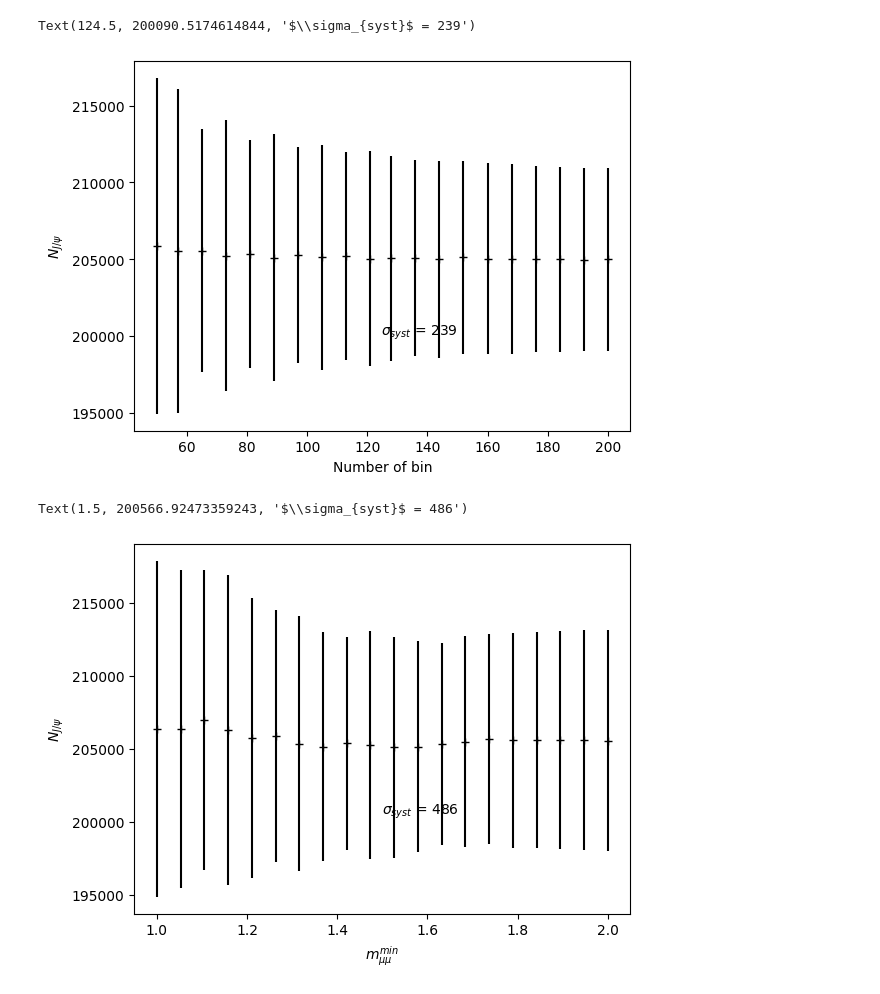
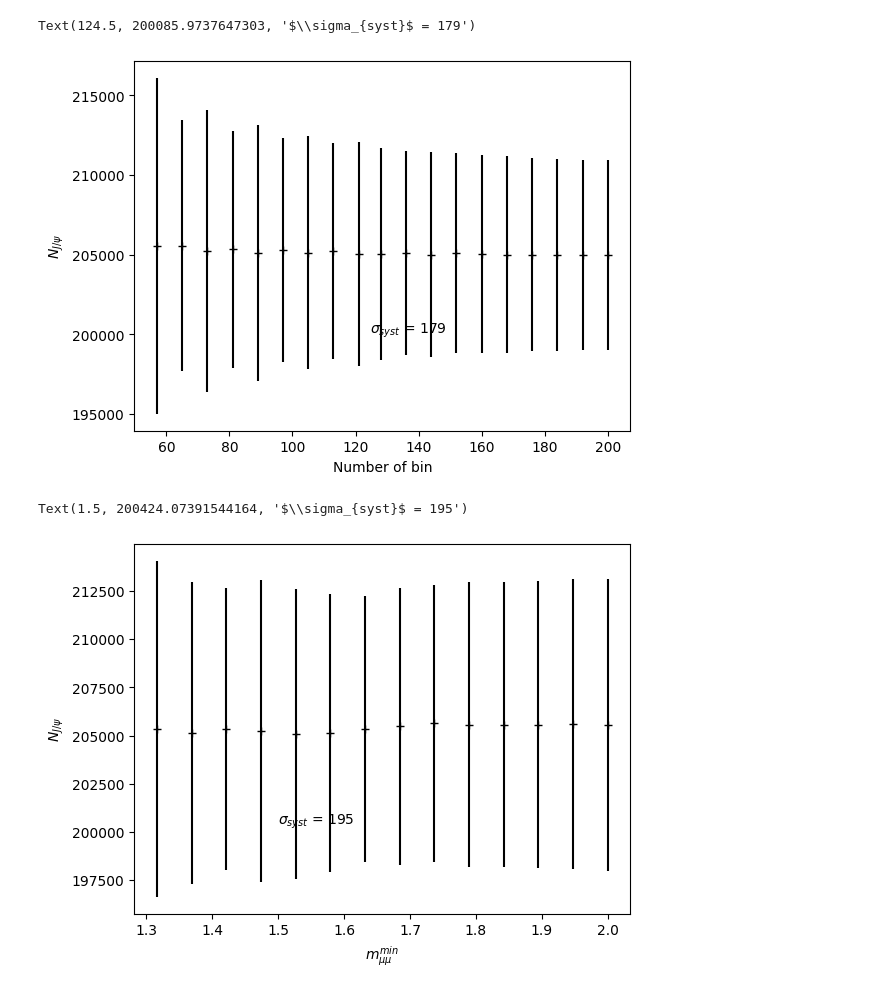
Before and after one commit to nantes-m2-rps-exp/qqbar2mumu-2023, a Jupyter notebook: notebooks/fit.ipynb, the cells around one changed output. Saved outputs shown, nothing was run; the diff lists cells and outputs as text; code cells hidden in the pictures.

```diff
--- a/notebooks/fit.ipynb
+++ b/notebooks/fit.ipynb
@@ -467,10 +481,11 @@ axes = []
 for i in range(3):
     fig.append(plt.figure())
     axes.append(plt.gca())
-fitroutine(0, 1000,
-           axes=axes,
-           nbin=90, massmin=1.5, massmax=5.0,
-           resofunc=NA60, bgfunc=expinterp,
-           plot_on=True, show_range=False,
-           show_xlabel=True, show_ylabel=True)
+_, _, chi2ndf = fitroutine(0, 1000,
+                           axes=axes,
+                           nbin=90, massmin=1.5, massmax=5.0,
+                           resofunc=NA60, bgfunc=expinterp,
+                           plot_on=True, show_range=False,
+                           show_xlabel=True, show_ylabel=True)
+print(chi2ndf)
 # %% [output]
@@ -482,6 +498,8 @@ def syst(x):
     n = len(x)
     xmean = np.mean(x)
     return np.sqrt(sum((x-xmean)**2/(n-1)))
+
+chi2ndfmax = 20  # threshold for test selection
 # %%
 #  nbin systematic analysis
 #  ------------------------
@@ -489,41 +507,49 @@ def syst(x):
 nbins = np.linspace(50,200,20, dtype=np.int16)
 NJPsi_nbin = []
 errNJPsi_nbin = []
+nbins_sel = []
 for nbin in nbins:
-    NJPsi, errNJPsi = fitroutine(0, 1000, axes=None, nbin=nbin, massmin=1.5, massmax=5.0,
+    NJPsi, errNJPsi, chi2ndf = fitroutine(0, 1000, axes=None, nbin=nbin, massmin=1.5, massmax=5.0,
                                  resofunc=CB2, bgfunc=expinterp,
                                  plot_on=False)
-    NJPsi_nbin.append(NJPsi)
-    errNJPsi_nbin.append(errNJPsi)
+    #print(chi2ndf)
+    if chi2ndf < chi2ndfmax:
+        nbins_sel.append(nbin)
+        NJPsi_nbin.append(NJPsi)
+        errNJPsi_nbin.append(errNJPsi)
 
-plt.errorbar(nbins, NJPsi_nbin, errNJPsi_nbin, fmt='+k')
+
+plt.errorbar(nbins_sel, NJPsi_nbin, errNJPsi_nbin, fmt='+k')
 plt.xlabel('Number of bin')
 plt.ylabel('$N_{J/\psi}$')
 plt.text(np.median(nbins), np.median(NJPsi_nbin)-5e3, f'$\sigma_{{syst}}$ = {syst(NJPsi_nbin):.0f}')
 # %% [output]
-Text(124.5, 200090.5174614844, '$\\sigma_{syst}$ = 239')
+Text(124.5, 200085.9737647303, '$\\sigma_{syst}$ = 179')
-[figure, old version]
+[figure, new version]
 # %%
 #  massmin systematic analysis
 #  ---------------------------
 
 massmins = np.linspace(1,2,20)
 NJPsi_massmin = []
 errNJPsi_massmin = []
+massmins_sel = []
 for massmin in massmins:
-    NJPsi, errNJPsi = fitroutine(0, 1000, axes=None, nbin=90, massmin=massmin, massmax=5.0,
+    NJPsi, errNJPsi, chi2ndf = fitroutine(0, 1000, axes=None, nbin=90, massmin=massmin, massmax=5.0,
                                  resofunc=CB2, bgfunc=expinterp,
                                  plot_on=False)
-    NJPsi_massmin.append(NJPsi)
-    errNJPsi_massmin.append(errNJPsi)
+    if chi2ndf < chi2ndfmax:
+        massmins_sel.append(massmin)
+        NJPsi_massmin.append(NJPsi)
+        errNJPsi_massmin.append(errNJPsi)
 
-plt.errorbar(massmins, NJPsi_massmin, errNJPsi_massmin, fmt="+k")
+plt.errorbar(massmins_sel, NJPsi_massmin, errNJPsi_massmin, fmt="+k")
 plt.xlabel('$m_{\mu\mu}^{min}$')
 plt.ylabel('$N_{J/\psi}$')
 plt.text(np.median(massmins), np.median(NJPsi_massmin)-5e3, f'$\sigma_{{syst}}$ = {syst(NJPsi_massmin):.0f}')
 # %% [output]
-Text(1.5, 200566.92473359243, '$\\sigma_{syst}$ = 486')
+Text(1.5, 200424.07391544164, '$\\sigma_{syst}$ = 195')
-[figure, old version]
+[figure, new version]
 # %%
 #  Models systematic analysis
 #  --------------------------
```
Also changed, not shown: parts of 5 cells of this notebook.
